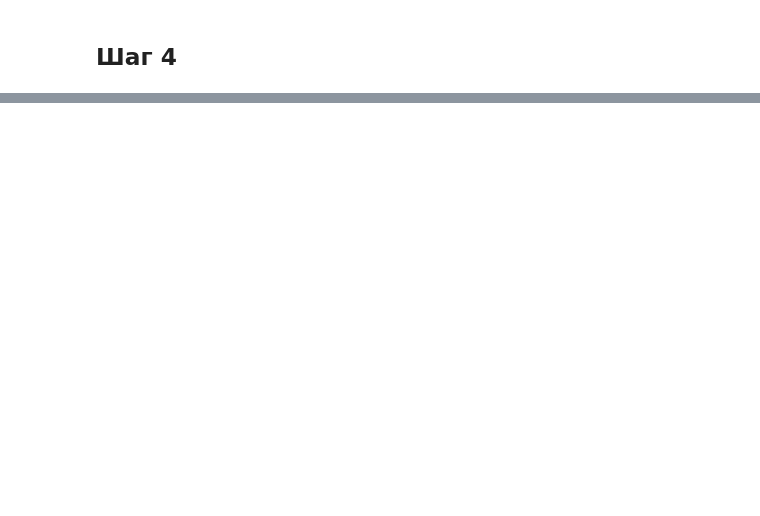
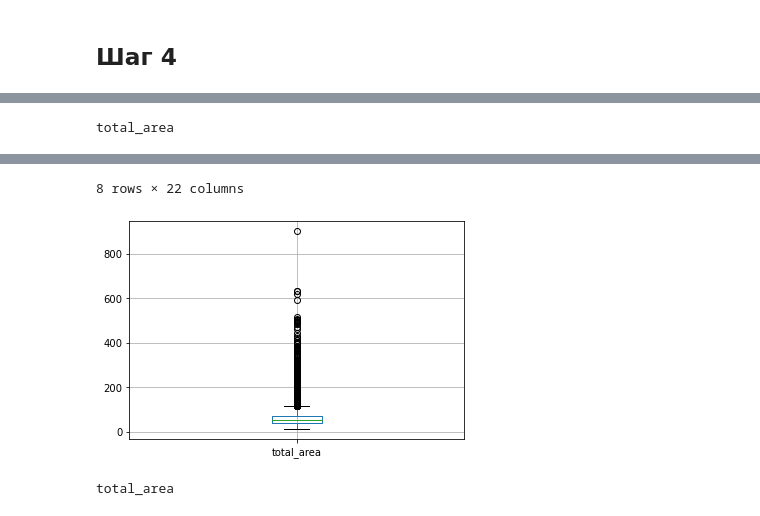
Before and after one commit to Alexman507/yandex_practicum_projects, a Jupyter notebook: real_estate/real_estate.ipynb, the cells around one changed output, grey strips where cells are left out. Cells and saved outputs as stored; diff of their text form; code cells hidden in the pictures; blank space fills up the shorter version.

```diff
--- a/real_estate/real_estate.ipynb
+++ b/real_estate/real_estate.ipynb
@@ -380,0 +407,6 @@ df.head(20)
+# %%
+print ('total_area')
+df.boxplot(column='total_area')
+df.describe()
+# %% [output]
+total_area
@@ -380,0 +422,13 @@ df.head(20)
+8 rows × 22 columns
+[figure, added]
+# %%
+for col in columns_to_analyse:
+    Q1 = df[col].quantile(0.25)
+    Q3 = df[col].quantile(0.75)
+    IQR = Q3-Q1
+
+    print(col)
+    df.hist(by=col, legend=col, bins=100, figsize=(10,5), range=(0,IQR*1.5))
+    print()
+# %% [output]
+total_area
```
Also changed, not shown: parts of 5 cells of this notebook.
